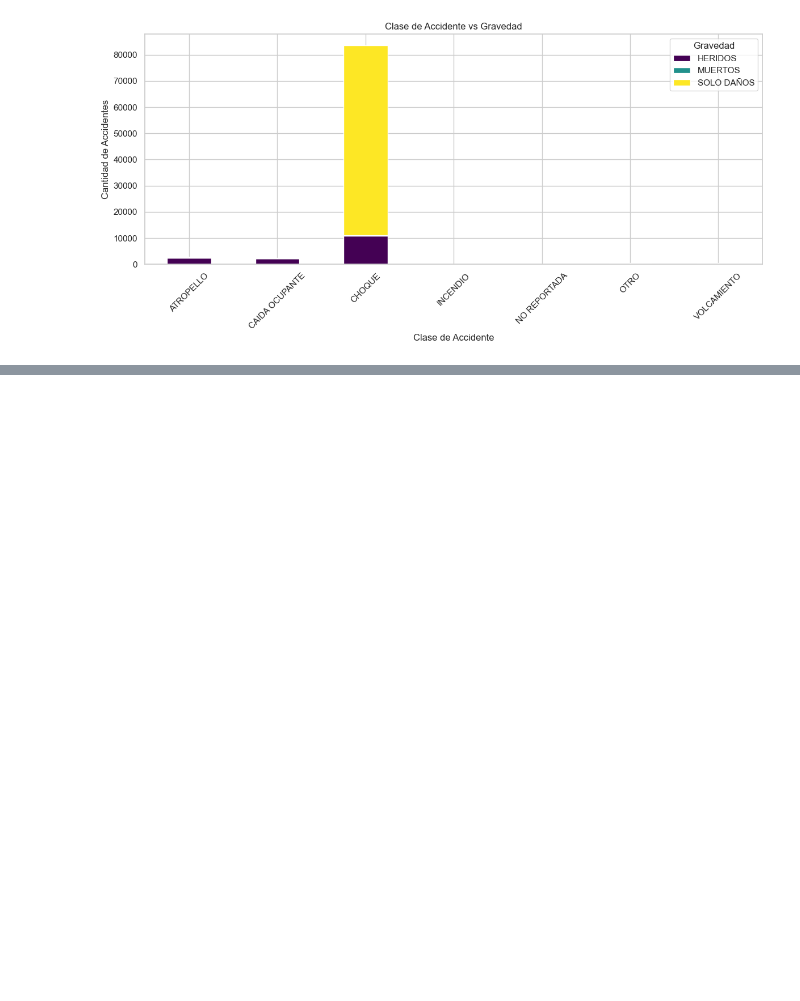
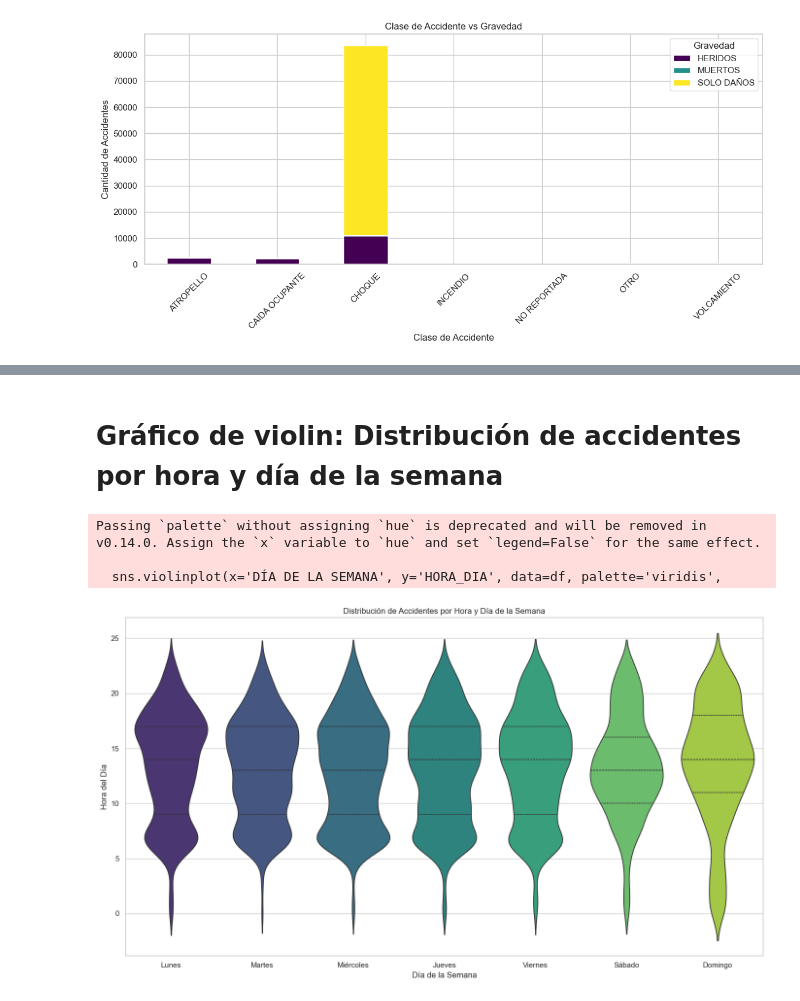
Before and after one commit to dandresgranados/Bootcamp-Kodigo-Tareas, a Jupyter notebook: Tarea1.ipynb, the cells around one changed output, grey strips where cells are left out. Cells and saved outputs as stored; diff of their text form; code cells hidden in the pictures; blank space fills up the shorter version.

```diff
--- a/Tarea1.ipynb
+++ b/Tarea1.ipynb
@@ -405,0 +436,18 @@ plt.show()
+# %% [markdown]
+# Gráfico de violin: Distribución de accidentes por hora y día de la semana
+# %%
+
+plt.figure(figsize=(14, 8))
+dias_presentes = [dia for dia in orden_dias if dia in df['DÍA DE LA SEMANA'].unique()]
+sns.violinplot(x='DÍA DE LA SEMANA', y='HORA_DIA', data=df, palette='viridis',
+               order=dias_presentes, inner='quartile')
+plt.title('Distribución de Accidentes por Hora y Día de la Semana')
+plt.xlabel('Día de la Semana')
+plt.ylabel('Hora del Día')
+plt.tight_layout()
+plt.show()
+# %% [output]
+Passing `palette` without assigning `hue` is deprecated and will be removed in v0.14.0. Assign the `x` variable to `hue` and set `legend=False` for the same effect.
+
+  sns.violinplot(x='DÍA DE LA SEMANA', y='HORA_DIA', data=df, palette='viridis',
+[figure, added]
```
Also changed, not shown: parts of 7 cells of this notebook.
